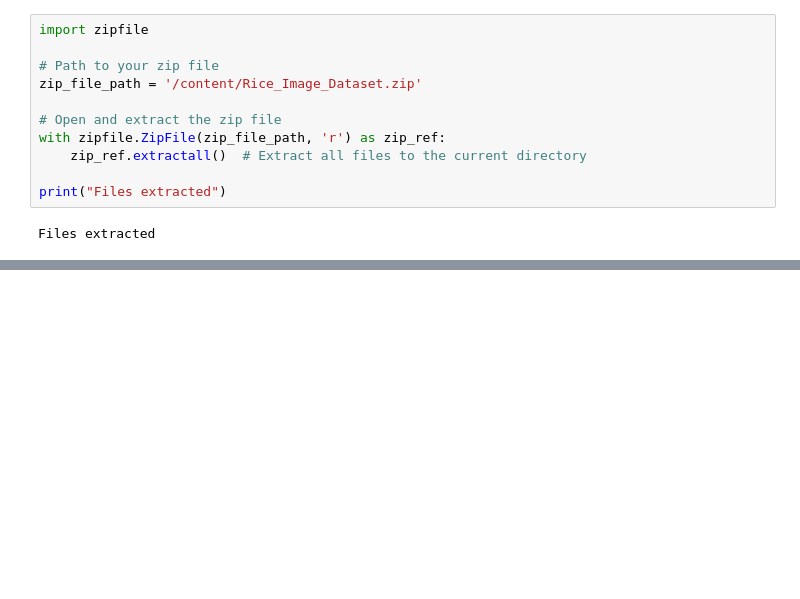
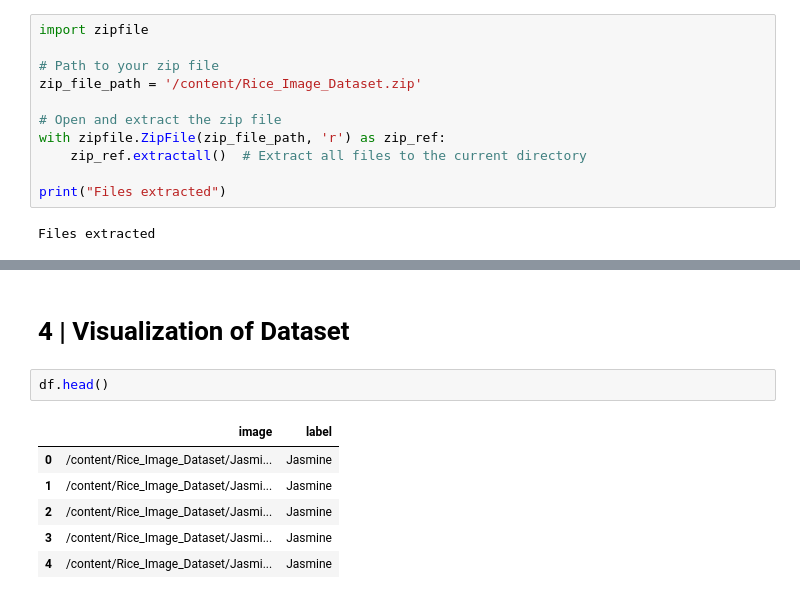
Before and after one commit to Abhishek-guptaaa/Rice-image-classification-Using-Deep-learing, a Jupyter notebook: Rice_image_classification_Using_Dee_learing.ipynb, the cells around one changed output, grey strips where cells are left out. Drawn from its saved outputs; the diff is of its cells as text; blank space fills up the shorter version.

```diff
--- a/Rice_image_classification_Using_Dee_learing.ipynb
+++ b/Rice_image_classification_Using_Dee_learing.ipynb
@@ -58,0 +89,11 @@ Files extracted
+# %% [markdown]
+# 4 | Visualization of Dataset
+# %%
+df.head()
+# %% [output]
+|  | image | label |
+| 0 | /content/Rice_Image_Dataset/Jasmi... | Jasmine |
+| 1 | /content/Rice_Image_Dataset/Jasmi... | Jasmine |
+| 2 | /content/Rice_Image_Dataset/Jasmi... | Jasmine |
+| 3 | /content/Rice_Image_Dataset/Jasmi... | Jasmine |
+| 4 | /content/Rice_Image_Dataset/Jasmi... | Jasmine |
```
Also changed, not shown: parts of 5 cells of this notebook.
